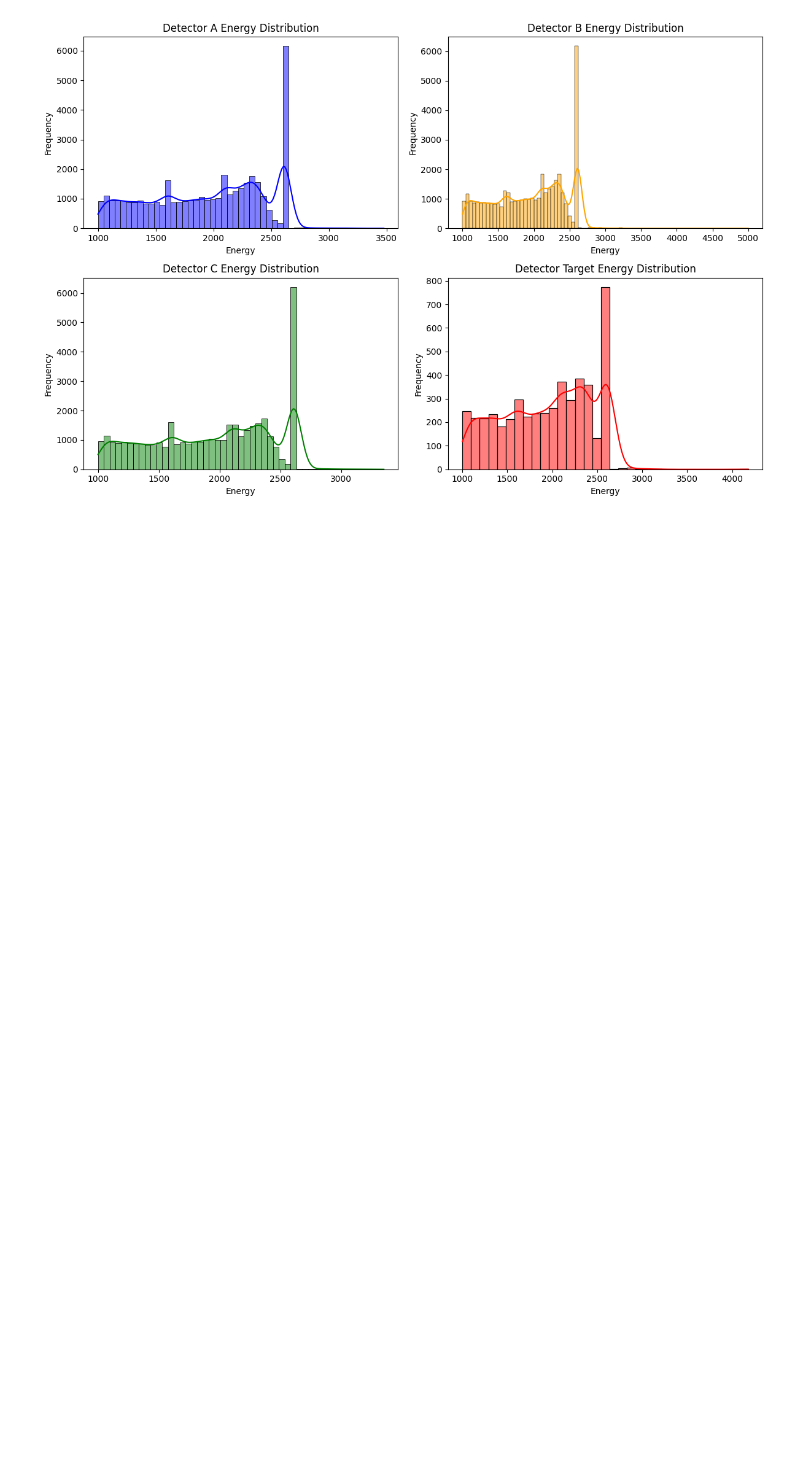
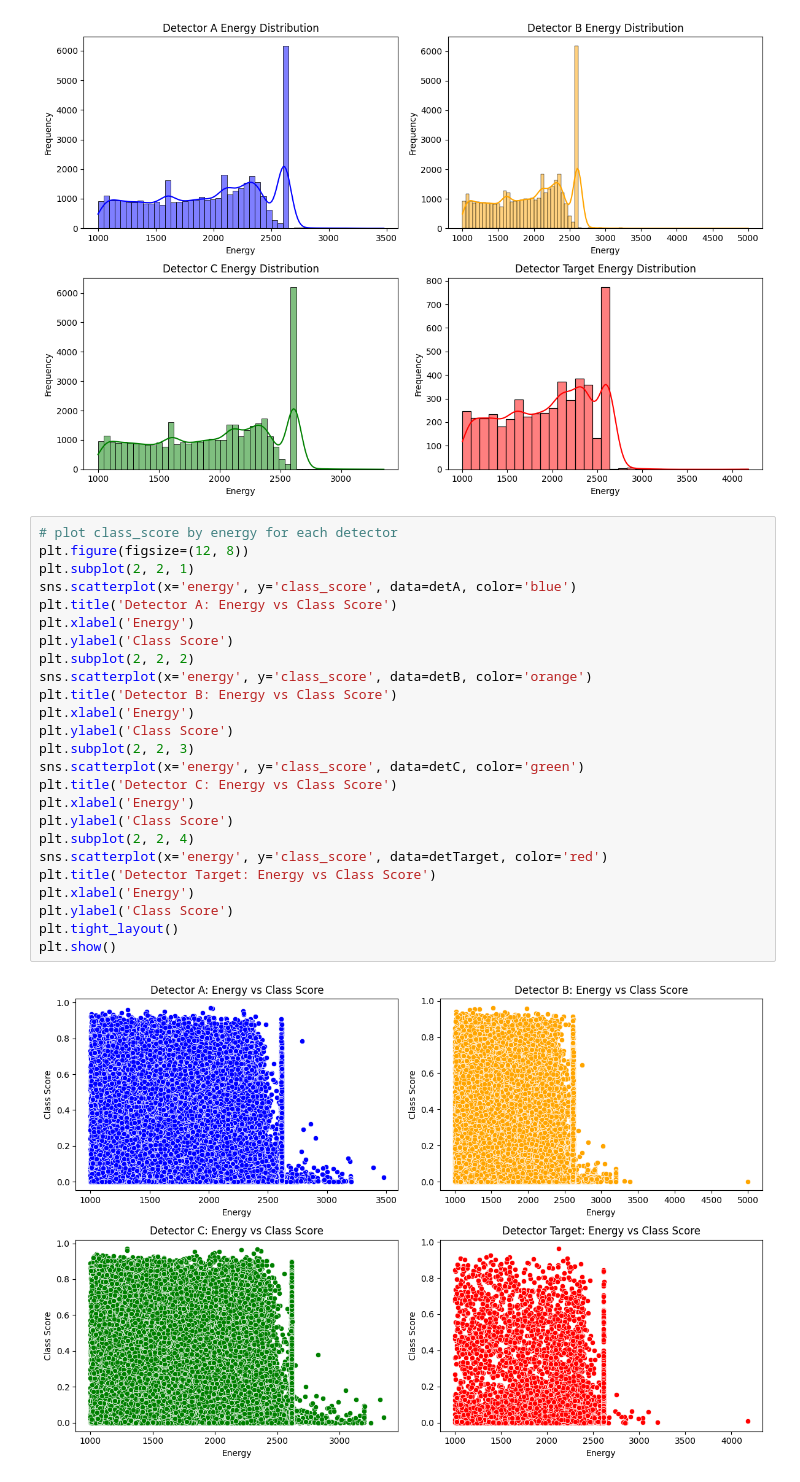
Before and after one commit to TangyKiwi/DSC-291-Final-Project, a Jupyter notebook: scripts/data_explore.ipynb, the cells around one changed output. Drawn from its saved outputs; the diff is of its cells as text; blank space fills up the shorter version.

```diff
--- a/scripts/data_explore.ipynb
+++ b/scripts/data_explore.ipynb
@@ -35,3 +35,30 @@ plt.tight_layout()
 plt.show()
 # %% [output]
 [figure]
+# %%
+# plot class_score by energy for each detector
+plt.figure(figsize=(12, 8))
+plt.subplot(2, 2, 1)
+sns.scatterplot(x='energy', y='class_score', data=detA, color='blue')
+plt.title('Detector A: Energy vs Class Score')
+plt.xlabel('Energy')
+plt.ylabel('Class Score')
+plt.subplot(2, 2, 2)
+sns.scatterplot(x='energy', y='class_score', data=detB, color='orange')
+plt.title('Detector B: Energy vs Class Score')
+plt.xlabel('Energy')
+plt.ylabel('Class Score')
+plt.subplot(2, 2, 3)
+sns.scatterplot(x='energy', y='class_score', data=detC, color='green')
+plt.title('Detector C: Energy vs Class Score')
+plt.xlabel('Energy')
+plt.ylabel('Class Score')
+plt.subplot(2, 2, 4)
+sns.scatterplot(x='energy', y='class_score', data=detTarget, color='red')
+plt.title('Detector Target: Energy vs Class Score')
+plt.xlabel('Energy')
+plt.ylabel('Class Score')
+plt.tight_layout()
+plt.show()
+# %% [output]
+[figure, added]
```
Also changed, not shown: parts of 1 cell of this notebook.
